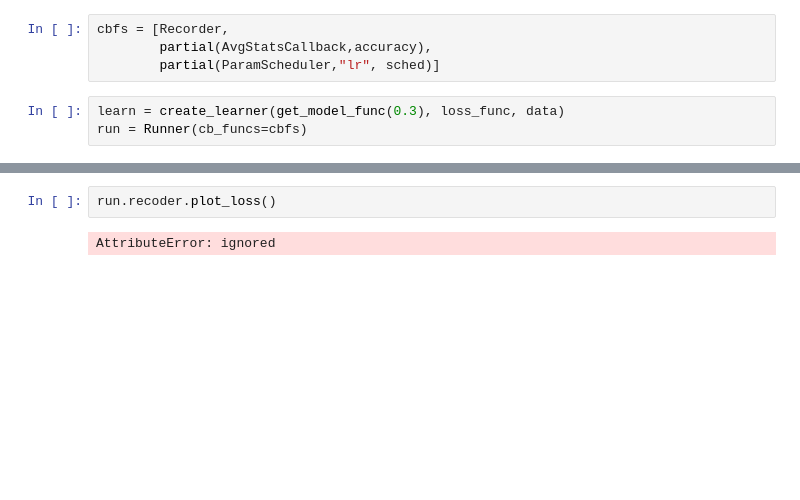
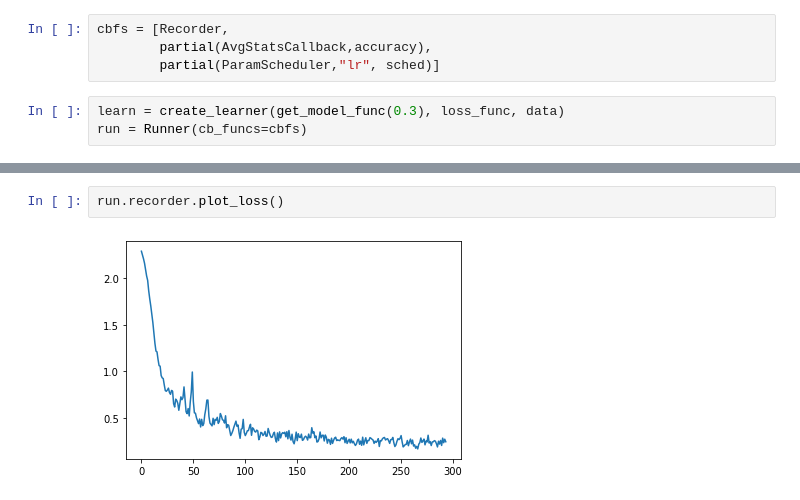
Before and after one commit to Hlompho-Dash/first_try_of_fastai, a Jupyter notebook: 05_anneal.ipynb, the cells around one changed output, grey strips where cells are left out. Drawn from its saved outputs; the diff is of its cells as text; blank space fills up the shorter version.

```diff
--- a/05_anneal.ipynb
+++ b/05_anneal.ipynb
@@ -172,7 +185,7 @@ run.recorder.plot_lr()
 # %%
-run.recoder.plot_loss()
+run.recorder.plot_loss()
 # %% [output]
-AttributeError: ignored
+[figure, added]
 # %%
 !pip install fire
 # %% [output]
```
Also changed, not shown: parts of 16 cells of this notebook, 1 other file.
